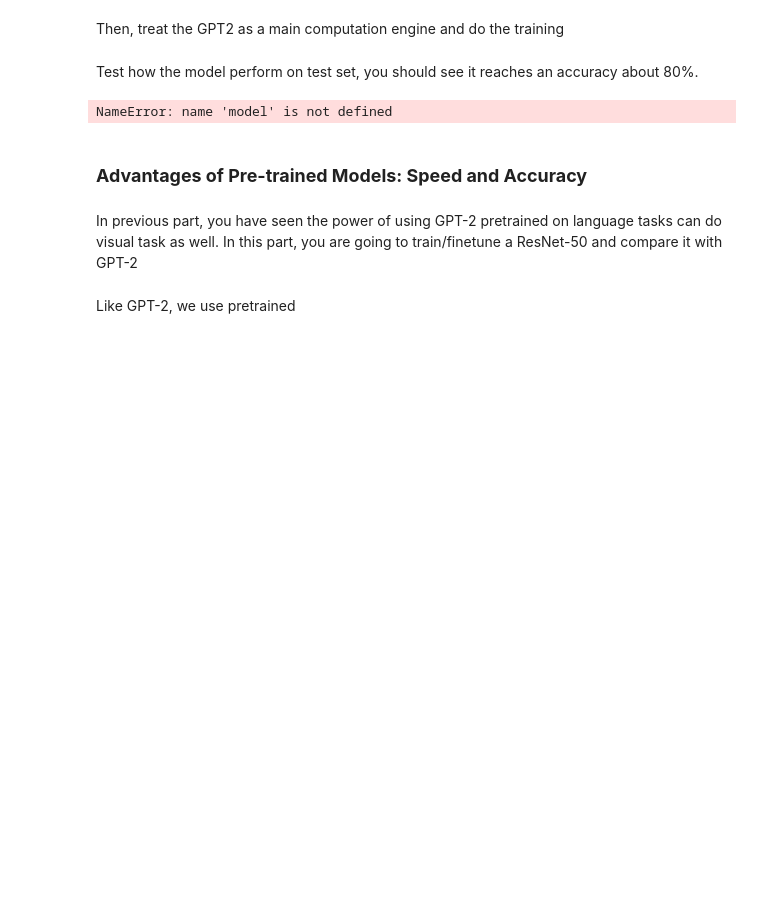
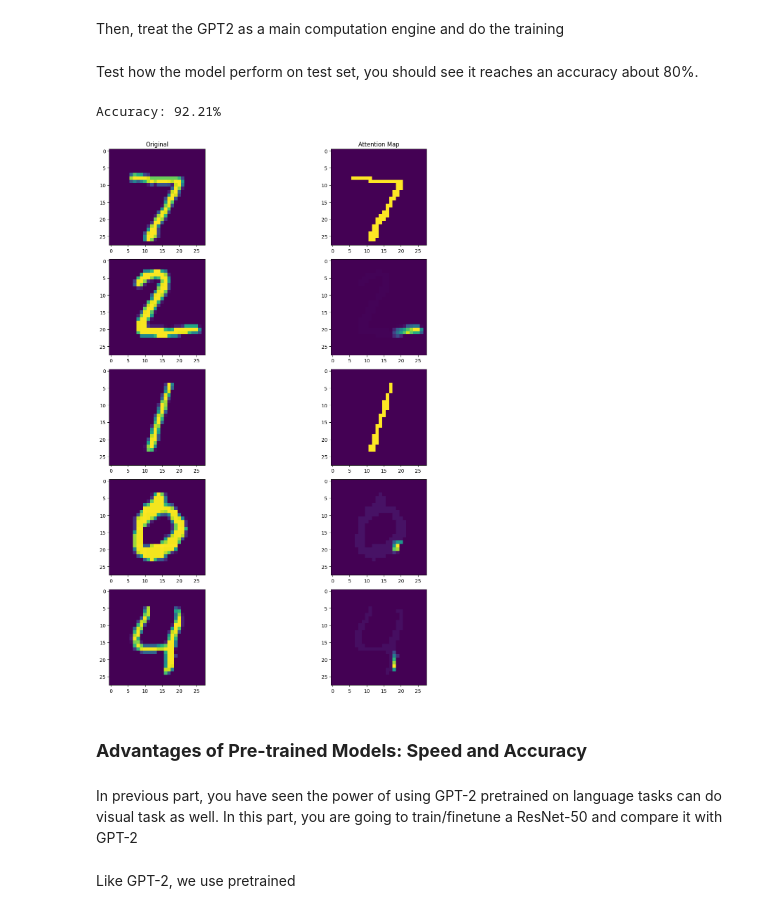
Before and after one commit to ChangyiYang/GPT2asGeneralComputationalMachine, a Jupyter notebook: GeneralComputationalMachine.ipynb, the cells around one changed output. Saved outputs shown, nothing was run; the diff lists cells and outputs as text; code cells hidden in the pictures; blank space fills up the shorter version.

```diff
--- a/GeneralComputationalMachine.ipynb
+++ b/GeneralComputationalMachine.ipynb
@@ -578,7 +615,7 @@ def gpt2_freezer(
 pretrained_gpt2 = GPT2Model.from_pretrained('gpt2')
 gpt2_engine = gpt2_freezer(
     pretrained_gpt2,
-    ["mlp", "attn"]
+    freeze_param_list = ["mlp", "attn"]
   )
 # %% [markdown]
 Then, since the image is too large for to input, we need to patchify the image
@@ -689,7 +734,7 @@ def logits_with_temp(logits, temp=0.2):
   logits = logits / torch.sum(logits)
   return logits
 
-def visualize_attn_on_image(img, model):
+def visualize_attn_on_image(img, model, mode='last_embed'):
   '''
       Input:
         img   -> normalized img
@@ -699,7 +744,8 @@ def visualize_attn_on_image(img, model):
   img = img.to(next(model.parameters()).device)
 
   with torch.no_grad():
-    _, attentions = model(img.unsqueeze(0), output_attentions=True)
+    model(img.unsqueeze(0), output_attentions=True)
+    attentions = model.attn_output
 
   attentions = torch.stack([attn.squeeze(0).mean(dim=0) for attn in attentions], dim=0).cpu()
 
@@ -711,7 +757,7 @@ def visualize_attn_on_image(img, model):
   # for layer_idx in range(augmented_attn.shape[0]):
   #   rolled_out_attn = augmented_attn[layer_idx] @ rolled_out_attn
 
-  mask = logits_with_temp(augmented_attn[-1,-1,:-1], 0.05) \
+  mask = logits_with_temp(augmented_attn[-1,-1], 0.3) \
          .reshape(4, -1)
 
   mask = np.ascontiguousarray(
@@ -761,12 +807,12 @@ model = model.to(device)
 
 acc = 0
 model.eval()
-for i, data in enumerate(testloader):
+for i, data in enumerate(test_dataloader):
   inputs, labels = data
   inputs = inputs.to(device); labels = labels.to(device)
   with torch.no_grad():
     pred = model(inputs).argmax(-1)
     acc += sum(pred == labels)
 
-print("Accuracy: {:.2f}%".format(100 * acc/len(testloader.dataset)))
+print("Accuracy: {:.2f}%".format(100 * acc/len(test_dataloader.dataset)))
 # %% [output]
@@ -777,6 +823,7 @@ Then, treat the GPT2 as a main computation engine and do the training
 assert torch.cuda.is_available()
 device = torch.device("cuda")
 
+n_epoch = 3
 
 model = MNIST_clf(
     gpt2_engine,
@@ -787,12 +834,17 @@ model = MNIST_clf(
 
 criterion = nn.CrossEntropyLoss()
 optimizer = optim.SGD(model.parameters(), lr=0.001, momentum=0.9)
+best_val_acc = .0
 
-for epoch in range(3):
+epoch_iterator = trange(n_epoch)
+for epoch in epoch_iterator:
+    data_iterator = tqdm(train_dataloader)
 
     # running_loss = 0.0
 
-    for i, data in enumerate(tqdm(trainloader)):
+    # training loop
+    model.train()
+    for i, data in enumerate(data_iterator):
         inputs, labels = data
         inputs = inputs.to(device); labels = labels.to(device)
 
@@ -803,25 +855,44 @@ for epoch in range(3):
         loss.backward()
         optimizer.step()
 
-        # running_loss += loss.item()
+        data_iterator.set_postfix(loss=loss.item())
 
-print('\nFinished Training')
+    # validation loop
+    acc = 0
+    model.eval()
+    for data in val_dataloader:
+      inputs, labels = data
+      inputs = inputs.to(device); labels = labels.to(device)
+      with torch.no_grad():
+        pred = model(inputs).argmax(-1)
+        acc += sum(pred == labels).detach().cpu()
+    val_acc = acc / len(val_dataloader.dataset)
+
+    if val_acc > best_val_acc:
+      best_val_acc = val_acc
+
+    epoch_iterator.set_postfix(val_acc = val_acc, best_val_acc = best_val_acc)
 # %% [markdown]
 Test how the model perform on test set, you should see it reaches an accuracy about 80%.
 # %%
 # Test performance of model
 acc = 0
 model.eval()
-for i, data in enumerate(testloader):
+for i, data in enumerate(test_dataloader):
   inputs, labels = data
   inputs = inputs.to(device); labels = labels.to(device)
   with torch.no_grad():
     pred = model(inputs).argmax(-1)
     acc += sum(pred == labels)
 
-print("Accuracy: {:.2f}%".format(100 * acc/len(testloader.dataset)))
+print("Accuracy: {:.2f}%".format(100 * acc/len(test_dataloader.dataset))).  # 90
 # %% [output]
-NameError: name 'model' is not defined
+Accuracy: 92.21%
+# %%
+batch_x, batch_y = next(iter(test_dataloader))
+display_MNIST_with_attn(batch_x[:5], model)
+# %% [output]
+[figure, added]
 # %% [markdown]
 ### **Advantages of Pre-trained Models: Speed and Accuracy**
 # %% [markdown]
```
Also changed, not shown: parts of 22 cells of this notebook.
